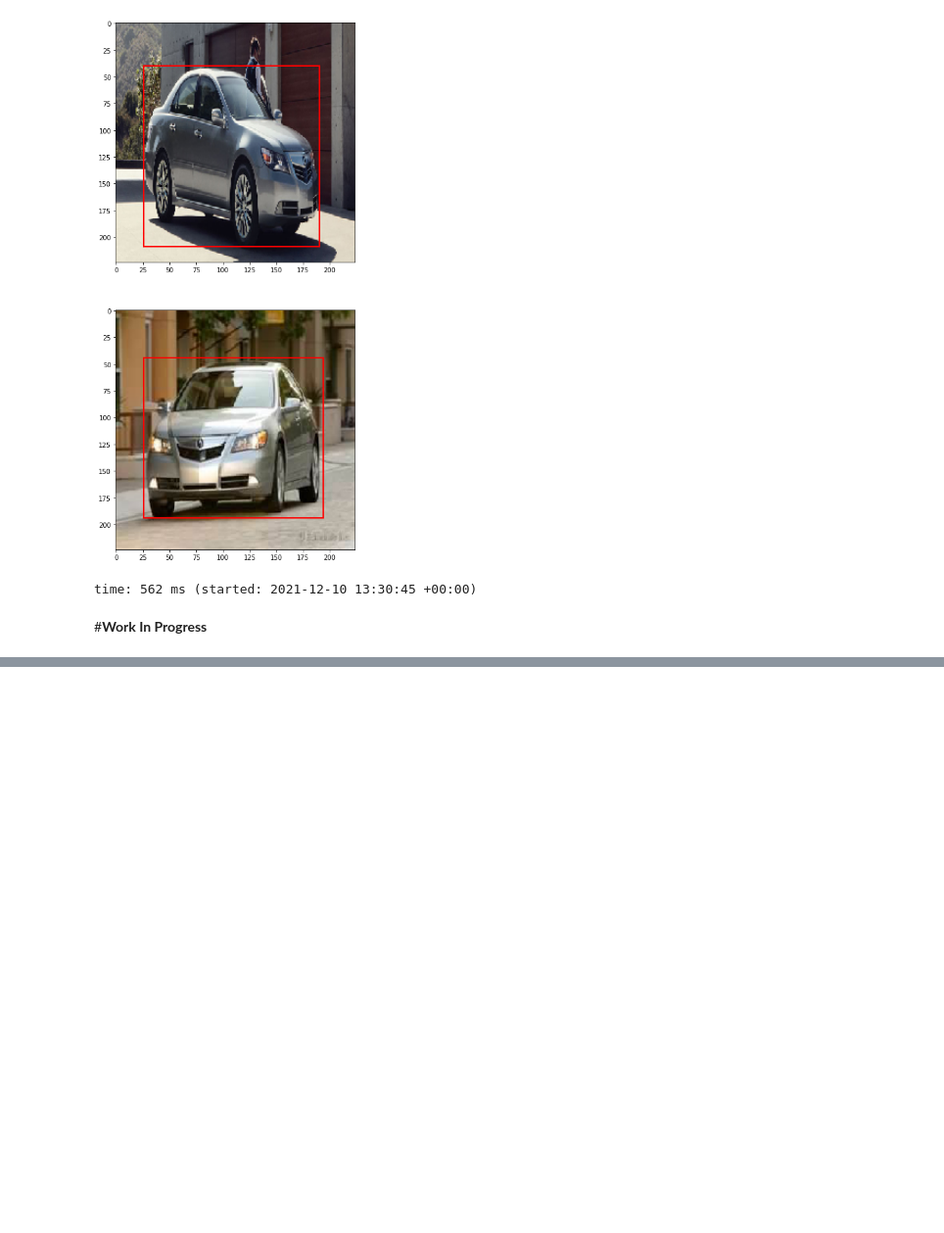
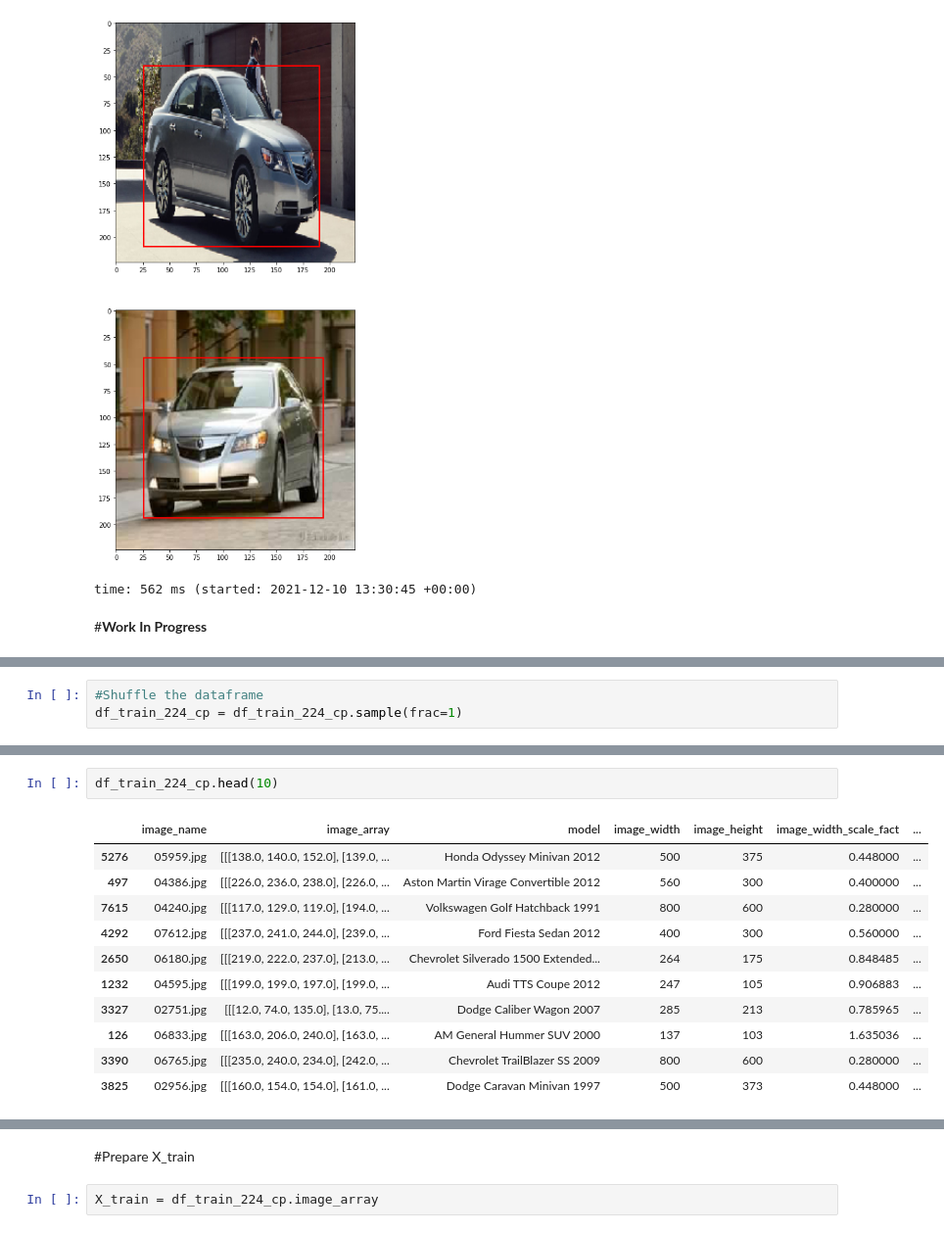
Before and after one commit to girijeshcse/car_finder, a Jupyter notebook: notebooks/Capstone_Project_CV2_Kishore.ipynb, the cells around one changed output, grey strips where cells are left out. Shown: that part at 98% size. Cells and saved outputs as stored; diff of their text form; blank space fills up the shorter version.

```diff
--- a/notebooks/Capstone_Project_CV2_Kishore.ipynb
+++ b/notebooks/Capstone_Project_CV2_Kishore.ipynb
@@ -373,0 +356,3 @@ None
+# %%
+#Shuffle the dataframe
+df_train_224_cp = df_train_224_cp.sample(frac=1)
@@ -373,0 +361,14 @@ None
+# %%
+df_train_224_cp.head(10)
+# %% [output]
+|  | image_name | image_array | model | image_width | image_height | image_width_scale_fact | ... |
+| 5276 | 05959.jpg | [[[138.0, 140.0, 152.0], [139.0, ... | Honda Odyssey Minivan 2012 | 500 | 375 | 0.448000 | ... |
+| 497 | 04386.jpg | [[[226.0, 236.0, 238.0], [226.0, ... | Aston Martin Virage Convertible 2012 | 560 | 300 | 0.400000 | ... |
+| 7615 | 04240.jpg | [[[117.0, 129.0, 119.0], [194.0, ... | Volkswagen Golf Hatchback 1991 | 800 | 600 | 0.280000 | ... |
+| 4292 | 07612.jpg | [[[237.0, 241.0, 244.0], [239.0, ... | Ford Fiesta Sedan 2012 | 400 | 300 | 0.560000 | ... |
+| 2650 | 06180.jpg | [[[219.0, 222.0, 237.0], [213.0, ... | Chevrolet Silverado 1500 Extended... | 264 | 175 | 0.848485 | ... |
+| 1232 | 04595.jpg | [[[199.0, 199.0, 197.0], [199.0, ... | Audi TTS Coupe 2012 | 247 | 105 | 0.906883 | ... |
+| 3327 | 02751.jpg | [[[12.0, 74.0, 135.0], [13.0, 75.... | Dodge Caliber Wagon 2007 | 285 | 213 | 0.785965 | ... |
+| 126 | 06833.jpg | [[[163.0, 206.0, 240.0], [163.0, ... | AM General Hummer SUV 2000 | 137 | 103 | 1.635036 | ... |
+| 3390 | 06765.jpg | [[[235.0, 240.0, 234.0], [242.0, ... | Chevrolet TrailBlazer SS 2009 | 800 | 600 | 0.280000 | ... |
+| 3825 | 02956.jpg | [[[160.0, 154.0, 154.0], [161.0, ... | Dodge Caravan Minivan 1997 | 500 | 373 | 0.448000 | ... |
@@ -373,0 +376,4 @@ None
+# %% [markdown]
+#Prepare X_train
+# %%
+X_train = df_train_224_cp.image_array
```
Also changed, not shown: parts of 34 cells of this notebook.
